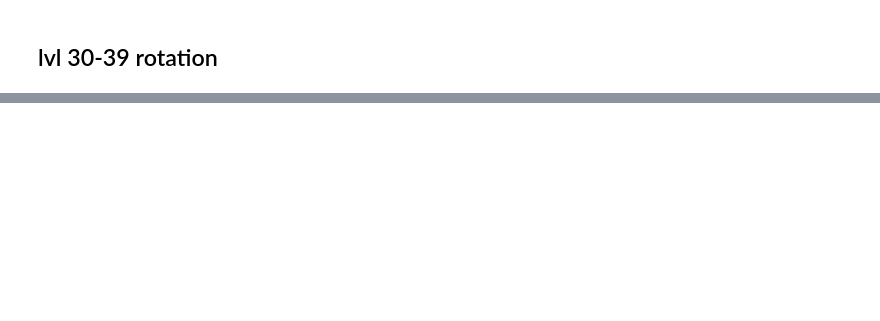
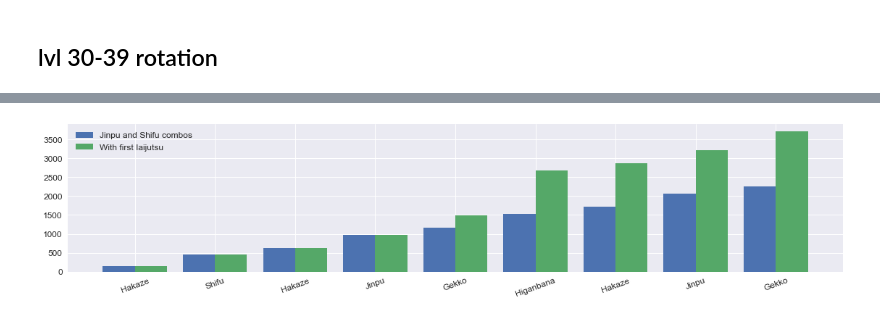
Before and after one commit to rconcep/ffxiv, a Jupyter notebook: sam-by-the-numbers.ipynb, the cells around one changed output, grey strips where cells are left out. Saved outputs shown, nothing was run; the diff lists cells and outputs as text; code cells hidden in the pictures; blank space fills up the shorter version.

```diff
--- a/sam-by-the-numbers.ipynb
+++ b/sam-by-the-numbers.ipynb
@@ -216,0 +262,4 @@ fig.suptitle('Cumulative potency over time for 3, 4, ..., 7 targets')
+# %%
+compare_potencies([df2, df3], ['Jinpu and Shifu combos', 'With first Iaijutsu'])
+# %% [output]
+[figure, added]
```
Also changed, not shown: parts of 32 cells of this notebook, 2 other files.
